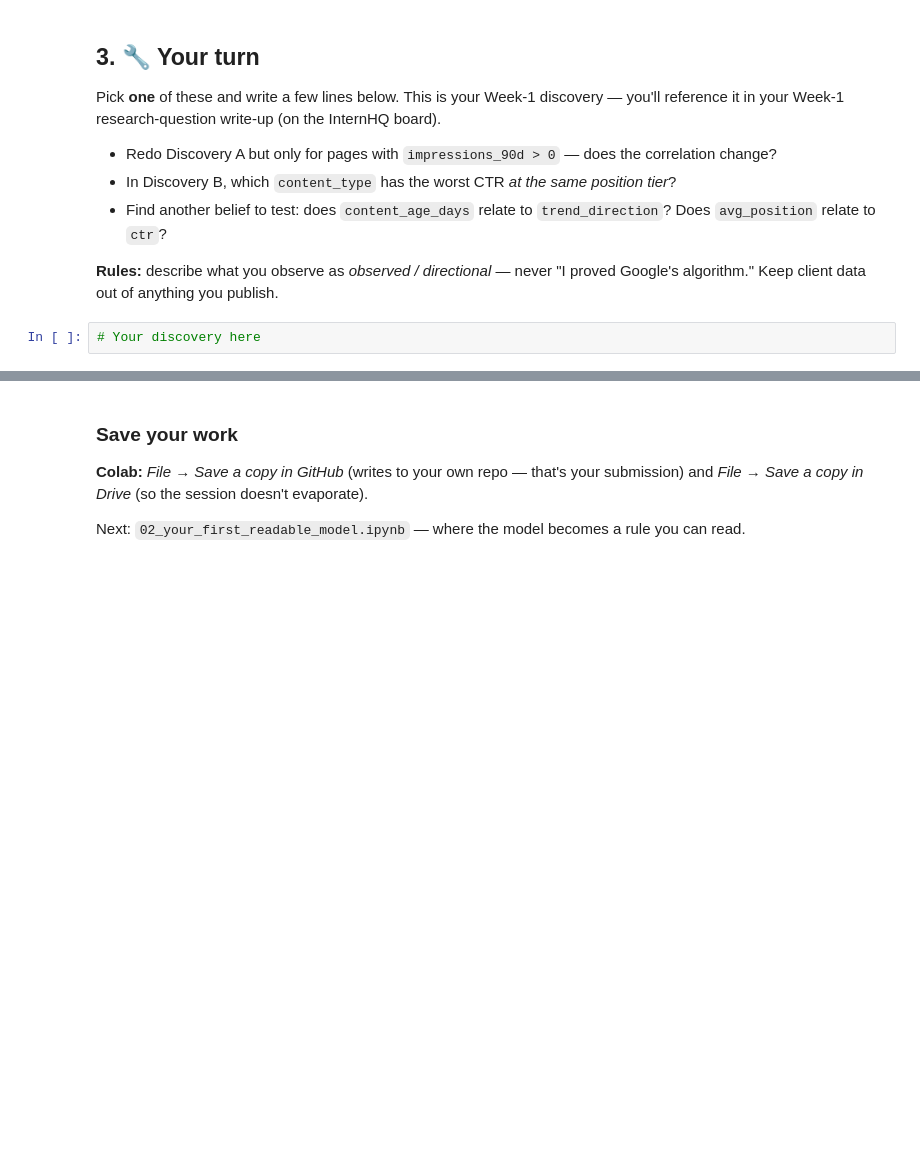
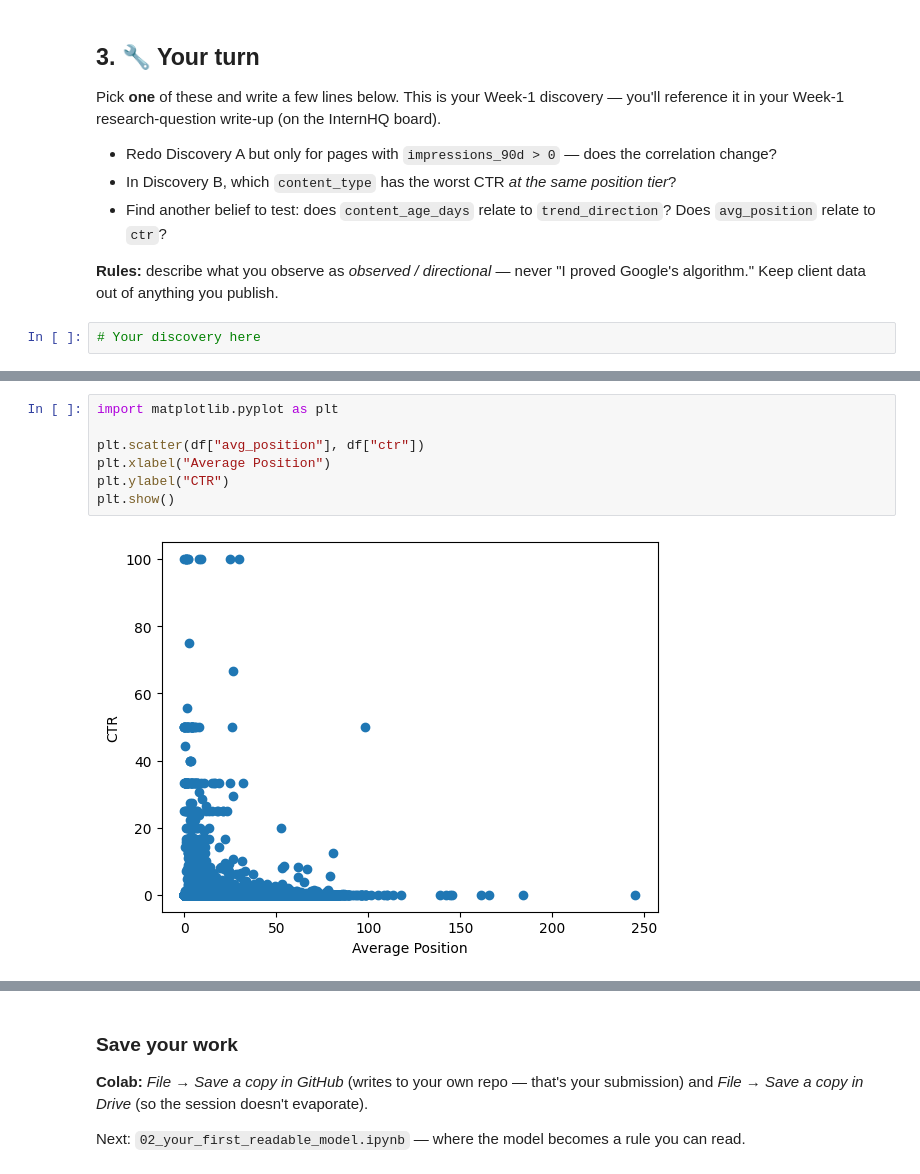
Before and after one commit to Paras543/Flyrank, a Jupyter notebook: notebooks/01_first_look_and_discovery.ipynb, the cells around one changed output, grey strips where cells are left out. Drawn from its saved outputs; the diff is of its cells as text; blank space fills up the shorter version.

```diff
--- a/notebooks/01_first_look_and_discovery.ipynb
+++ b/notebooks/01_first_look_and_discovery.ipynb
@@ -99,0 +180,9 @@ Pick **one** of these and write a few lines below. This is your Week-1 discovery
+# %%
+import matplotlib.pyplot as plt
+
+plt.scatter(df["avg_position"], df["ctr"])
+plt.xlabel("Average Position")
+plt.ylabel("CTR")
+plt.show()
+# %% [output]
+[figure, added]
```
Also changed, not shown: parts of 10 cells of this notebook.
